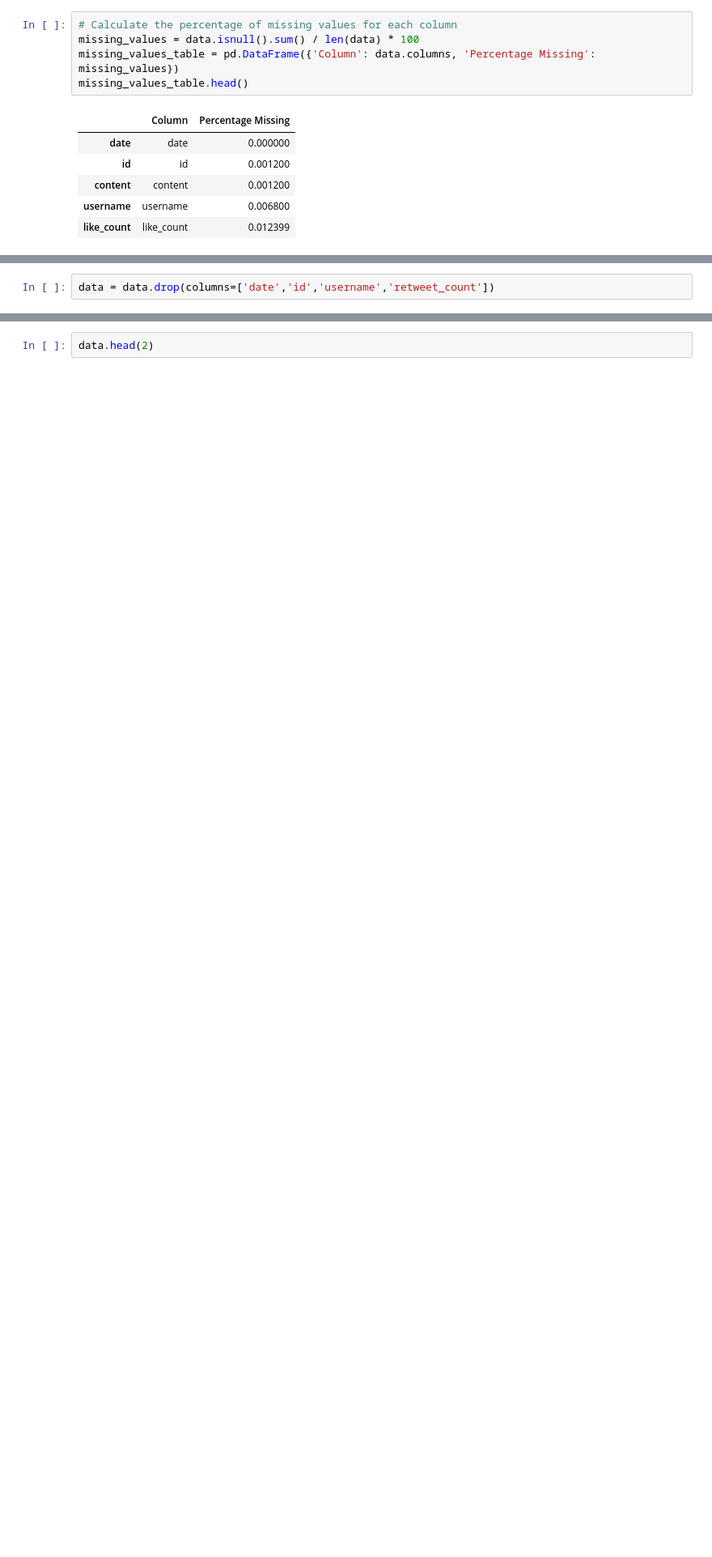
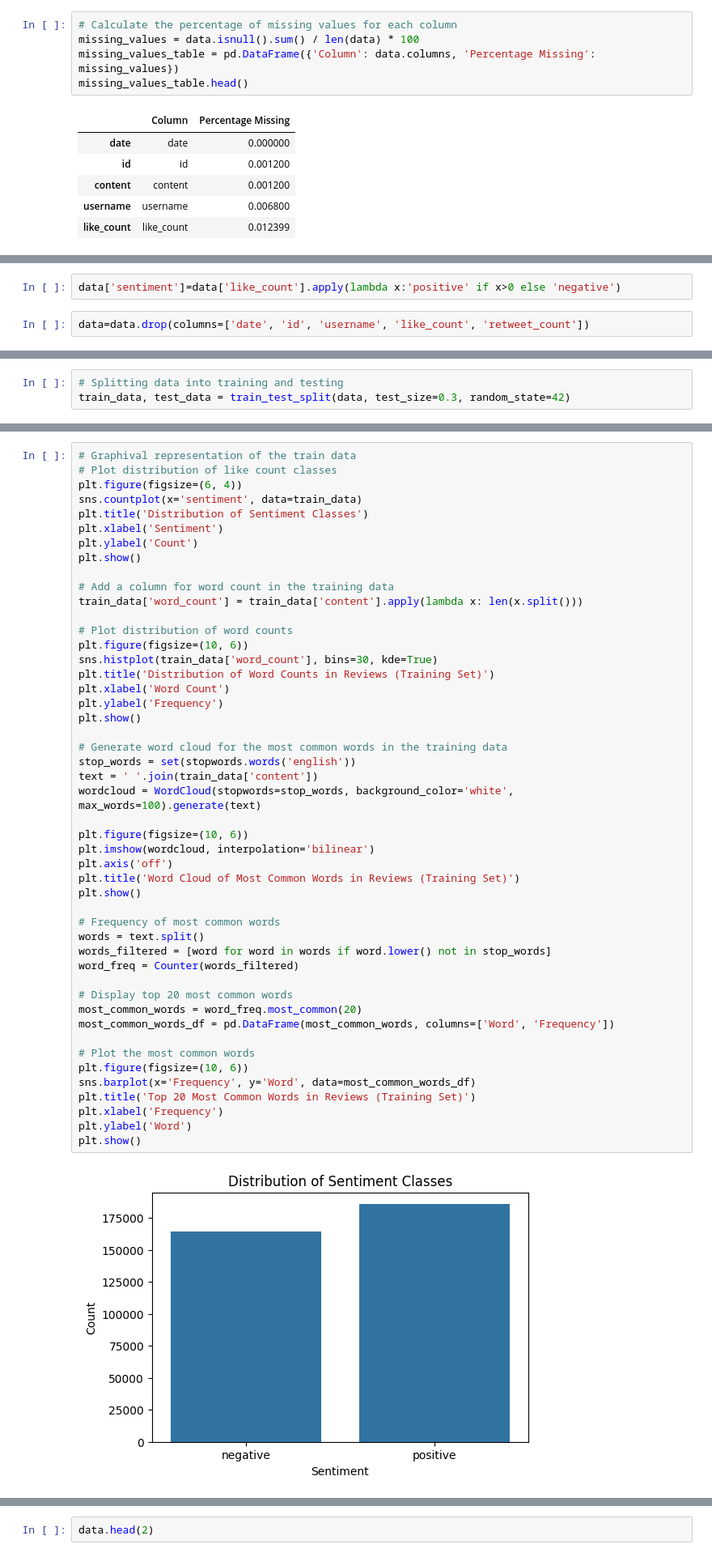
Before and after one commit to rakiiibul/Tweet-chatgpt-Sentiment, a Jupyter notebook: code.ipynb, the cells around one changed output, grey strips where cells are left out. Shown at 81% size. Saved outputs shown, nothing was run; the diff lists cells and outputs as text; blank space fills up the shorter version.

```diff
--- a/code.ipynb
+++ b/code.ipynb
@@ -144,2 +153,4 @@ dtype: int64
+# %%
+data['sentiment']=data['like_count'].apply(lambda x:'positive' if x>0 else 'negative')
 # %%
-data = data.drop(columns=['date','id','username','retweet_count'])
+data=data.drop(columns=['date', 'id', 'username', 'like_count', 'retweet_count'])
@@ -147,0 +157,3 @@ KeyError: "['date', 'id', 'username', 'retweet_count'] not found in axis"
+# %%
+# Splitting data into training and testing
+train_data, test_data = train_test_split(data, test_size=0.3, random_state=42)
@@ -147,0 +164,50 @@ KeyError: "['date', 'id', 'username', 'retweet_count'] not found in axis"
+# %%
+# Graphival representation of the train data
+# Plot distribution of like count classes
+plt.figure(figsize=(6, 4))
+sns.countplot(x='sentiment', data=train_data)
+plt.title('Distribution of Sentiment Classes')
+plt.xlabel('Sentiment')
+plt.ylabel('Count')
+plt.show()
+
+# Add a column for word count in the training data
+train_data['word_count'] = train_data['content'].apply(lambda x: len(x.split()))
+
+# Plot distribution of word counts
+plt.figure(figsize=(10, 6))
+sns.histplot(train_data['word_count'], bins=30, kde=True)
+plt.title('Distribution of Word Counts in Reviews (Training Set)')
+plt.xlabel('Word Count')
+plt.ylabel('Frequency')
+plt.show()
+
+# Generate word cloud for the most common words in the training data
+stop_words = set(stopwords.words('english'))
+text = ' '.join(train_data['content'])
+wordcloud = WordCloud(stopwords=stop_words, background_color='white', max_words=100).generate(text)
+
+plt.figure(figsize=(10, 6))
+plt.imshow(wordcloud, interpolation='bilinear')
+plt.axis('off')
+plt.title('Word Cloud of Most Common Words in Reviews (Training Set)')
+plt.show()
+
+# Frequency of most common words
+words = text.split()
+words_filtered = [word for word in words if word.lower() not in stop_words]
+word_freq = Counter(words_filtered)
+
+# Display top 20 most common words
+most_common_words = word_freq.most_common(20)
+most_common_words_df = pd.DataFrame(most_common_words, columns=['Word', 'Frequency'])
+
+# Plot the most common words
+plt.figure(figsize=(10, 6))
+sns.barplot(x='Frequency', y='Word', data=most_common_words_df)
+plt.title('Top 20 Most Common Words in Reviews (Training Set)')
+plt.xlabel('Frequency')
+plt.ylabel('Word')
+plt.show()
+# %% [output]
+[figure, added]
```
Also changed, not shown: parts of 13 cells of this notebook.
